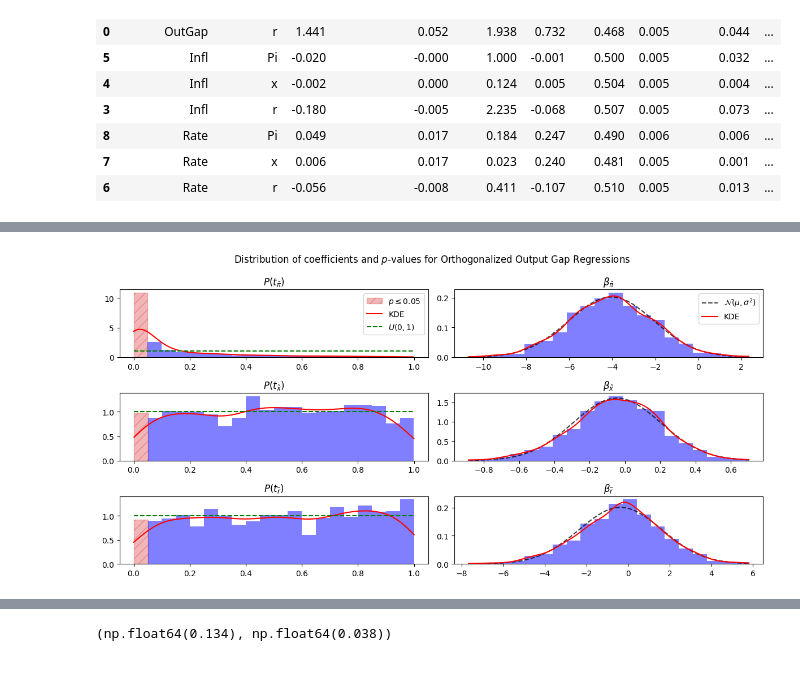
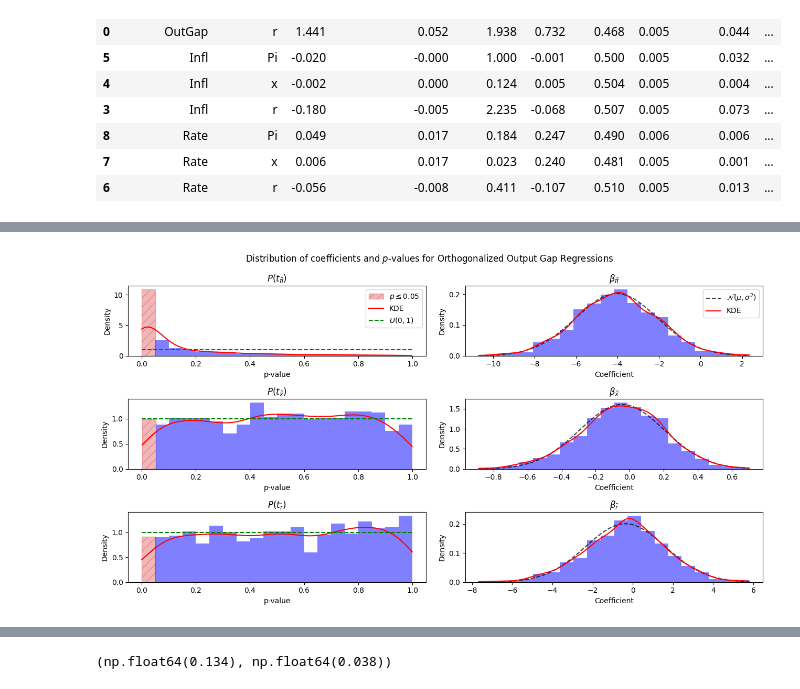
Before and after one commit to GongJr0/sdsge-scripts, a Jupyter notebook: misspec_tests/r0.ipynb, the cells around one changed output, grey strips where cells are left out. Saved outputs shown, nothing was run; the diff lists cells and outputs as text; code cells hidden in the pictures.

```diff
--- a/misspec_tests/r0.ipynb
+++ b/misspec_tests/r0.ipynb
@@ -375,7 +403,7 @@ range_coef_r = np.linspace(r_outgap_orth["coef"].min(), r_outgap_orth["coef"].ma
 kde_coef_r = gaussian_kde(r_outgap_orth["coef"])
 gaus_coef_r = norm.pdf(range_coef_r, loc=r_outgap_orth["coef"].mean(), scale=np.sqrt(r_outgap_orth["coef"].var()))
 
-fig, ax = plt.subplots(3, 2, figsize=_FIGSIZE_2D)
+fig, ax = plt.subplots(3, 2, figsize=(_FIGSIZE_2D[0] + 1, _FIGSIZE_2D[1] + 1))
 plt.suptitle("Distribution of coefficients and $p$-values for Orthogonalized Output Gap Regressions")
 
 _, _, bins_pi = ax[0, 0].hist(pi_outgap_orth["p_value"], bins=n_bins, density=True, alpha=0.5, color="blue", label="Histogram")
@@ -388,7 +416,8 @@ bins_pi[0].set_label(r"$p\leq 0.05$")
 ax[0, 0].plot(range_p_pi, kde_p_pi(range_p_pi), color="red", label="KDE")
 ax[0, 0].plot(uni_range, uni_p, color="green", linestyle="--", label=r"$U(0,1)$")
 ax[0, 0].set_title(r"$P(t_{\tilde{\pi}})$")
-
+ax[0, 0].set_xlabel("p-value")
+ax[0, 0].set_ylabel("Density")
 
 
 ax[0, 1].hist(pi_outgap_orth["coef"], bins=n_bins, density=True, alpha=0.5, color="blue")
@@ -396,6 +425,8 @@ ax[0, 1].plot(range_coef_pi, gaus_coef_pi, color="black", alpha=0.75, linestyle=
 ax[0, 1].plot(range_coef_pi, kde_coef_pi(range_coef_pi), color="red", label="KDE")
 
 ax[0, 1].set_title(r"$\beta_{\tilde{\pi}}$")
+ax[0, 1].set_xlabel("Coefficient")
+ax[0, 1].set_ylabel("Density")
 
 _, _, bins_x = ax[1, 0].hist(x_outgap_orth["p_value"], bins=n_bins, density=True, alpha=0.5, color="blue")
 
@@ -408,32 +439,41 @@ bins_x[0].set_label(r"$p\leq 0.05$")
 ax[1, 0].plot(range_p_x, kde_p_x(range_p_x), color="red", label="KDE")
 ax[1, 0].plot(uni_range, uni_p, color="green", linestyle="--", label=r"$U(0,1)$")
 ax[1, 0].set_title(r"$P(t_{\tilde{x}})$")
+ax[1, 0].set_xlabel("p-value")
+ax[1, 0].set_ylabel("Density")
 
 ax[1, 1].hist(x_outgap_orth["coef"], bins=n_bins, density=True, alpha=0.5, color="blue")
 ax[1, 1].plot(range_coef_x, gaus_coef_x, color="black", alpha=0.75, linestyle="--", label=r"$\mathcal{N}(\mu, \sigma^2)$")
 ax[1, 1].plot(range_coef_x, kde_coef_x(range_coef_x), color="red", label="KDE")
 ax[1, 1].set_title(r"$\beta_{\tilde{x}}$")
+ax[1, 1].set_xlabel("Coefficient")
+ax[1, 1].set_ylabel("Density")
 
 _, _, bins_r = ax[2, 0].hist(r_outgap_orth["p_value"], bins=n_bins, density=True, alpha=0.5, color="blue")
 
 bins_r[0].set_facecolor("C3")
 bins_r[0].set_edgecolor("C3")
 bins_r[0].set_alpha(0.33)
 bins_r[0].set_hatch("//")
 bins_r[0].set_label(r"$p\leq 0.05$")
 
 ax[2, 0].plot(range_p_r, kde_p_r(range_p_r), color="red", label="KDE")
 ax[2, 0].plot(uni_range, uni_p, color="green", linestyle="--", label=r"$U(0,1)$")
 ax[2, 0].set_title(r"$P(t_{\tilde{r}})$")
+ax[2, 0].set_xlabel("p-value")
+ax[2, 0].set_ylabel("Density")
 
 ax[2, 1].hist(r_outgap_orth["coef"], bins=n_bins, density=True, alpha=0.5, color="blue")
 ax[2, 1].plot(range_coef_r, gaus_coef_r, color="black", alpha=0.75, linestyle="--", label=r"$\mathcal{N}(\mu, \sigma^2)$")
 ax[2, 1].plot(range_coef_r, kde_coef_r(range_coef_r), color="red", label="KDE")
 ax[2, 1].set_title(r"$\beta_{\tilde{r}}$")
+ax[2, 1].set_xlabel("Coefficient")
+ax[2, 1].set_ylabel("Density")
 
 ax[0, 0].legend(loc="upper right")
 ax[0, 1].legend(loc="upper right")
+
 plt.tight_layout()
 plt.show()
 # %% [output]
-[figure, old version]
+[figure, new version]
```
Also changed, not shown: parts of 5 cells of this notebook, 22 other files.
